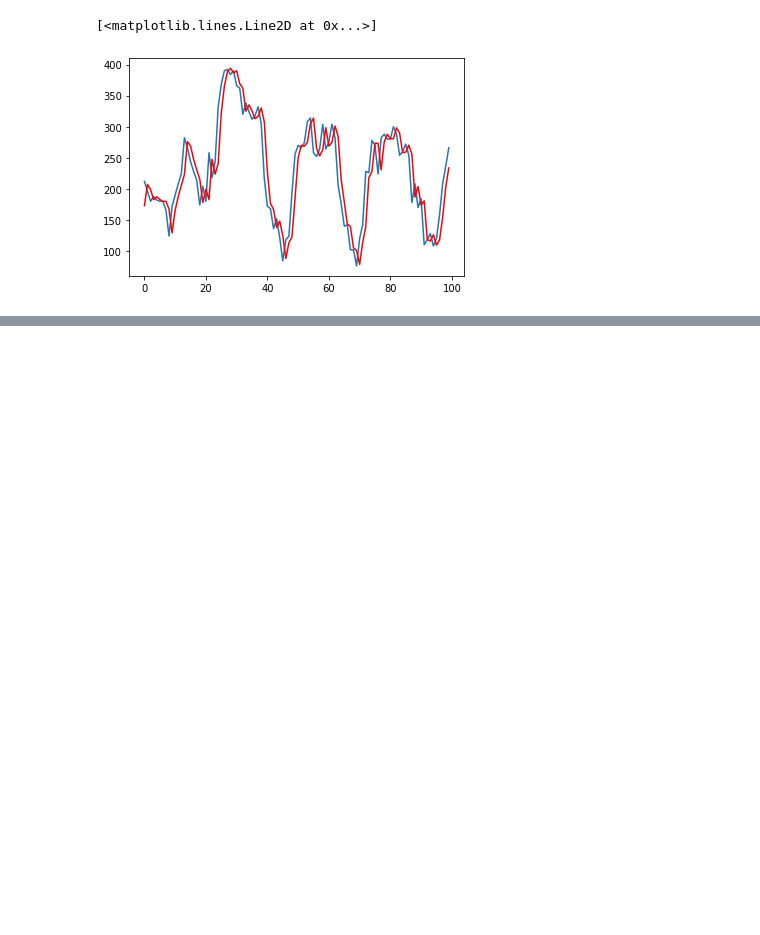
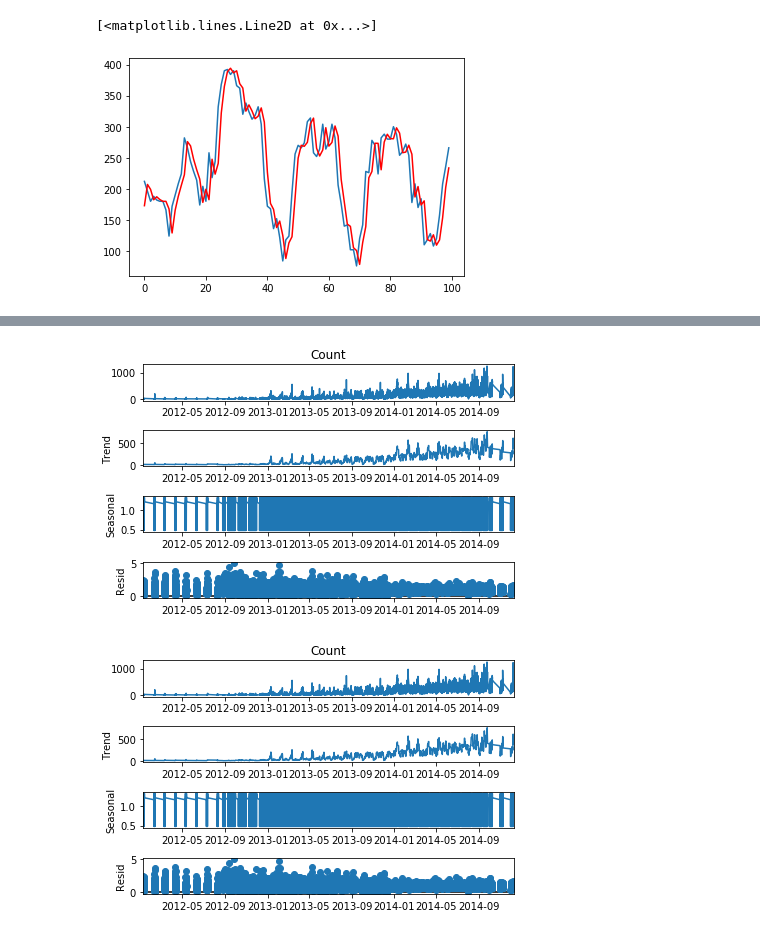
Before and after one commit to ehsansam69/Time-series-analyzing, a Jupyter notebook: 1st.ipynb, the cells around one changed output, grey strips where cells are left out. Drawn from its saved outputs; the diff is of its cells as text; code cells hidden in the pictures; blank space fills up the shorter version.

```diff
--- a/1st.ipynb
+++ b/1st.ipynb
@@ -627,0 +621,2 @@ plt.plot(predict, color ='red')
+# %%
+df.index = df.Datetime
@@ -627,0 +639,2 @@ plt.plot(predict, color ='red')
+# %%
+df.sort_index(inplace=True)
@@ -627,0 +643,7 @@ plt.plot(predict, color ='red')
+# %%
+result_a = seasonal_decompose(df['Count'], model='multiplicative',period=24)
+# %%
+result_a.plot()
+# %% [output]
+[figure, added]
+[figure, added]
```
Also changed, not shown: parts of 31 cells of this notebook.
